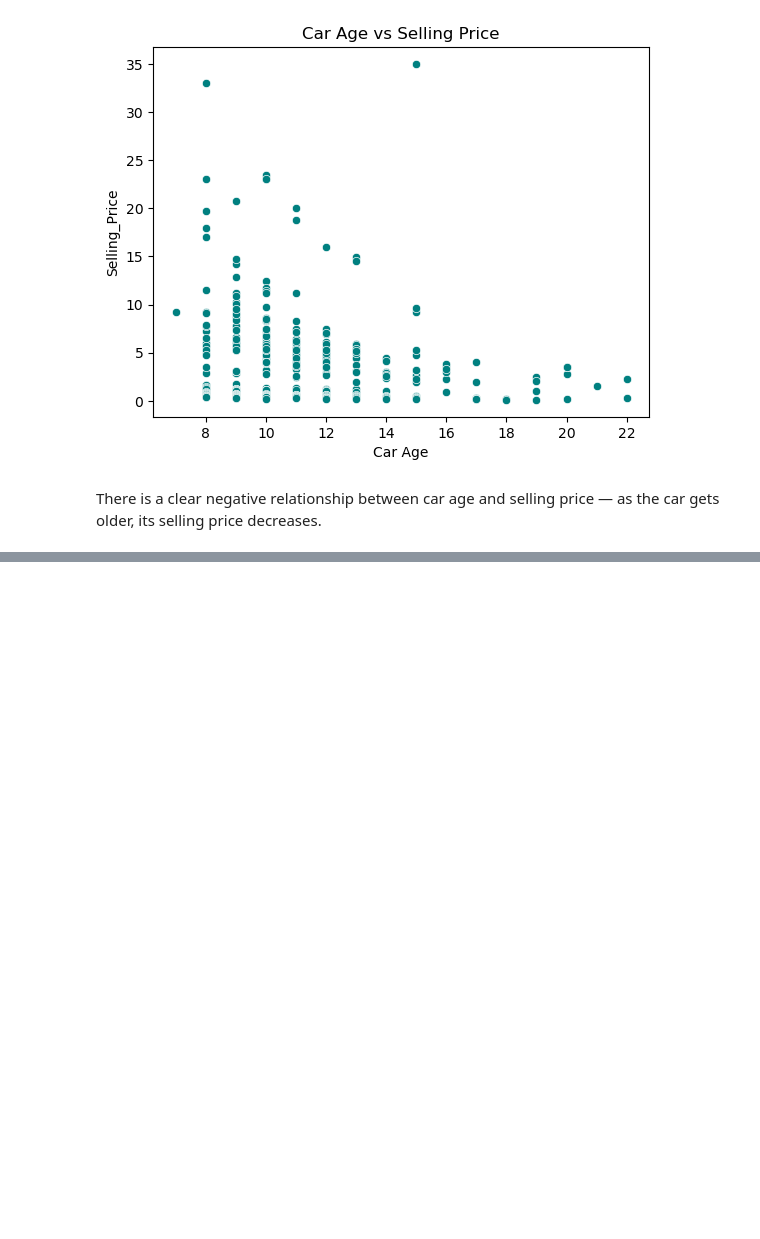
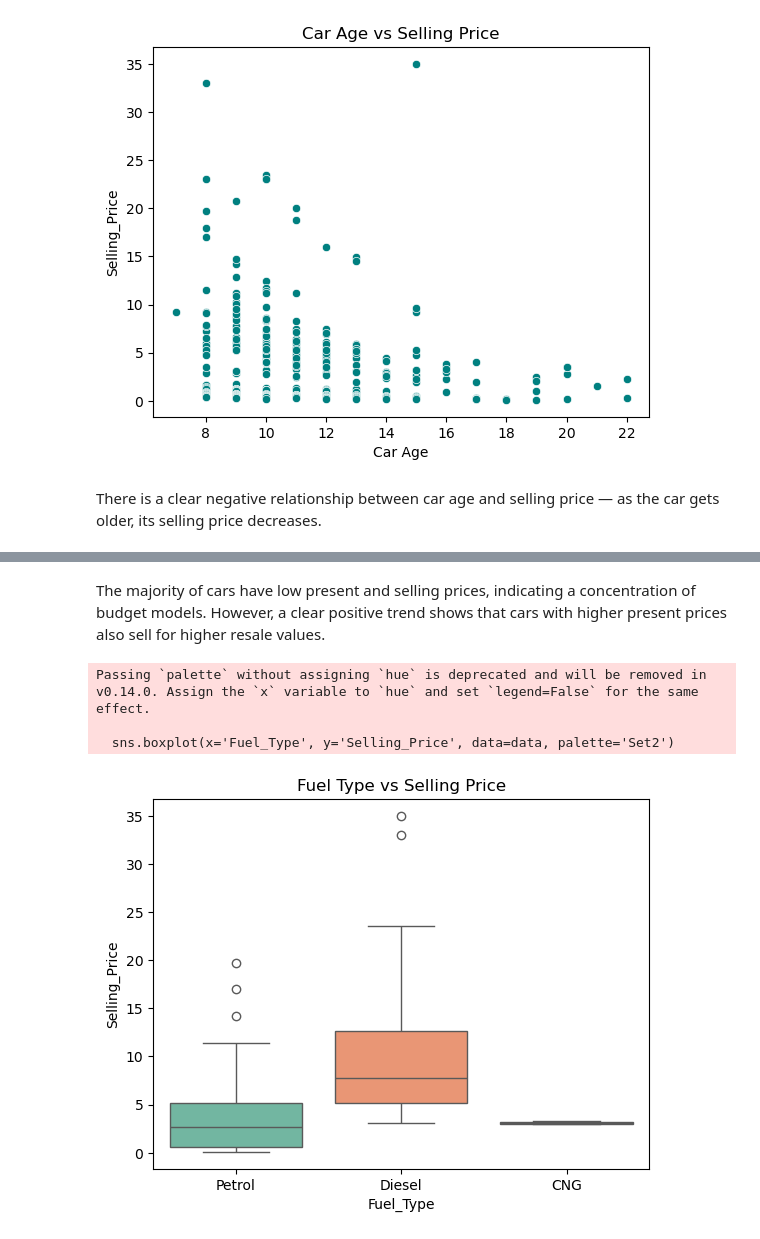
Before and after one commit to Aparna-31/CAR-PRICE-PREDICTOR, a Jupyter notebook: Car Price Predictor.ipynb, the cells around one changed output, grey strips where cells are left out. Saved outputs shown, nothing was run; the diff lists cells and outputs as text; code cells hidden in the pictures; blank space fills up the shorter version.

```diff
--- a/Car Price Predictor.ipynb
+++ b/Car Price Predictor.ipynb
@@ -103,0 +110,11 @@ There is a clear negative relationship between car age and selling price — as
+# %% [markdown]
+The majority of cars have low present and selling prices, indicating a concentration of budget models. However, a clear positive trend shows that cars with higher present prices also sell for higher resale values.
+# %%
+sns.boxplot(x='Fuel_Type', y='Selling_Price', data=data, palette='Set2')
+plt.title('Fuel Type vs Selling Price')
+plt.show()
+# %% [output]
+Passing `palette` without assigning `hue` is deprecated and will be removed in v0.14.0. Assign the `x` variable to `hue` and set `legend=False` for the same effect.
+
+  sns.boxplot(x='Fuel_Type', y='Selling_Price', data=data, palette='Set2')
+[figure, added]
```
Also changed, not shown: parts of 17 cells of this notebook.
